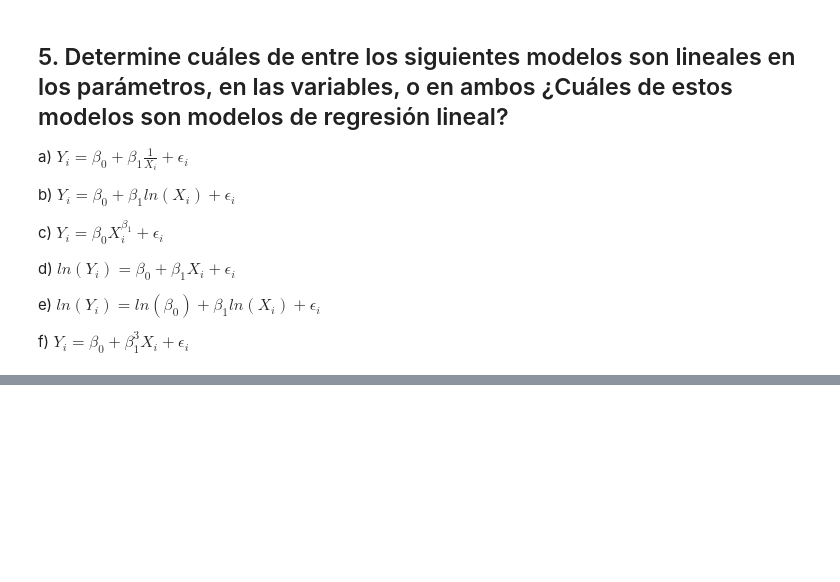
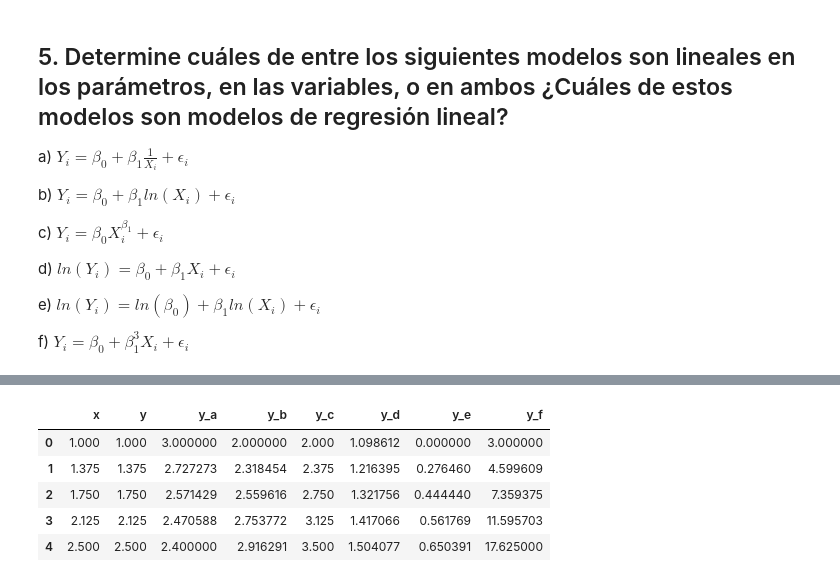
Before and after one commit to Anonymate054/MCD-Econometrics, a Jupyter notebook: notebooks/examples/0.0-leng-HW01.ipynb, the cells around one changed output, grey strips where cells are left out. Saved outputs shown, nothing was run; the diff lists cells and outputs as text; code cells hidden in the pictures; blank space fills up the shorter version.

```diff
--- a/notebooks/examples/0.0-leng-HW01.ipynb
+++ b/notebooks/examples/0.0-leng-HW01.ipynb
@@ -684,0 +695,16 @@ def func_b(b0 : float, b1: float, e: float, x: float):
+# %%
+import pandas as pd
+import numpy as np
+
+# Definir el range_min, range_max y el número de puntos
+range_min = 1.0
+range_max = 10.0
+num_points = 25  # Número de puntos
+
+# Generar los valores de la columna 'x' usando linspace
+x_values = np.linspace(range_min, range_max, num_points)
+
+# Crear el DataFrame con la columna 'x'
+df5 = pd.DataFrame({'x': x_values})
+
+df5.describe()
@@ -684,0 +721,23 @@ def func_b(b0 : float, b1: float, e: float, x: float):
+# %%
+df5['y'] = df5['x']
+
+# Evalute
+b1 = 1.0
+b0 = 1.0
+e = 1.0
+
+df5['y_a'] = df5.apply(lambda row: func_a(x=row['x'], b1=b1, b0=b0, e=e), axis=1)
+df5['y_b'] = df5.apply(lambda row: func_b(x=row['x'], b1=b1, b0=b0, e=e), axis=1)
+df5['y_c'] = df5.apply(lambda row: func_c(x=row['x'], b1=b1, b0=b0, e=e), axis=1)
+df5['y_d'] = df5.apply(lambda row: np.log(func_d(x=row['x'], b1=b1, b0=b0, e=e)), axis=1)
+df5['y_e'] = df5.apply(lambda row: np.log(func_e(x=row['x'], b1=b1, b0=b0, e=e)), axis=1)
+df5['y_f'] = df5.apply(lambda row: func_f(x=row['x'], b1=b1, b0=b0, e=e), axis=1)
+
+df5.head(5)
+# %% [output]
+|  | x | y | y_a | y_b | y_c | y_d | y_e | y_f |
+| 0 | 1.000 | 1.000 | 3.000000 | 2.000000 | 2.000 | 1.098612 | 0.000000 | 3.000000 |
+| 1 | 1.375 | 1.375 | 2.727273 | 2.318454 | 2.375 | 1.216395 | 0.276460 | 4.599609 |
+| 2 | 1.750 | 1.750 | 2.571429 | 2.559616 | 2.750 | 1.321756 | 0.444440 | 7.359375 |
+| 3 | 2.125 | 2.125 | 2.470588 | 2.753772 | 3.125 | 1.417066 | 0.561769 | 11.595703 |
+| 4 | 2.500 | 2.500 | 2.400000 | 2.916291 | 3.500 | 1.504077 | 0.650391 | 17.625000 |
```
Also changed, not shown: parts of 7 cells of this notebook.
